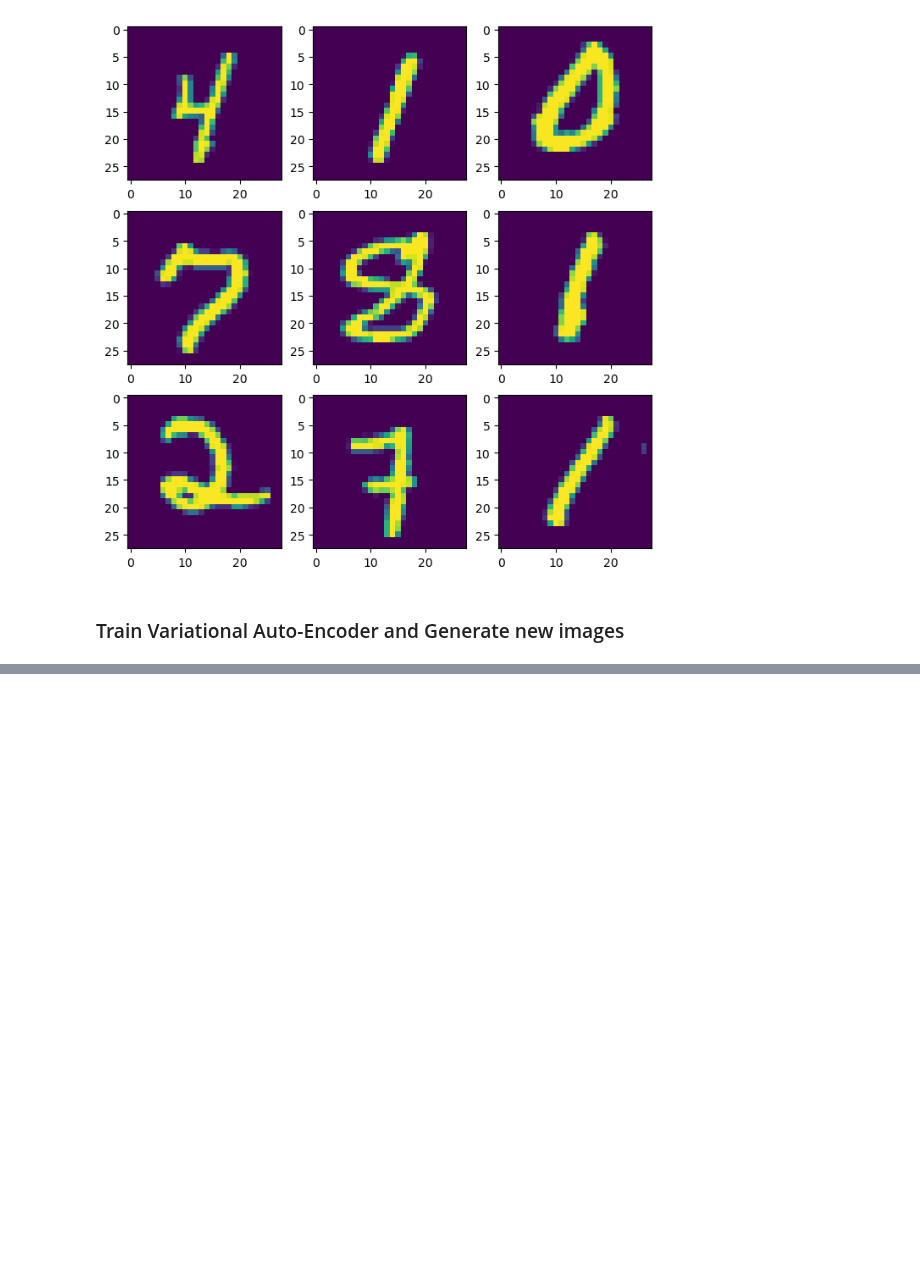
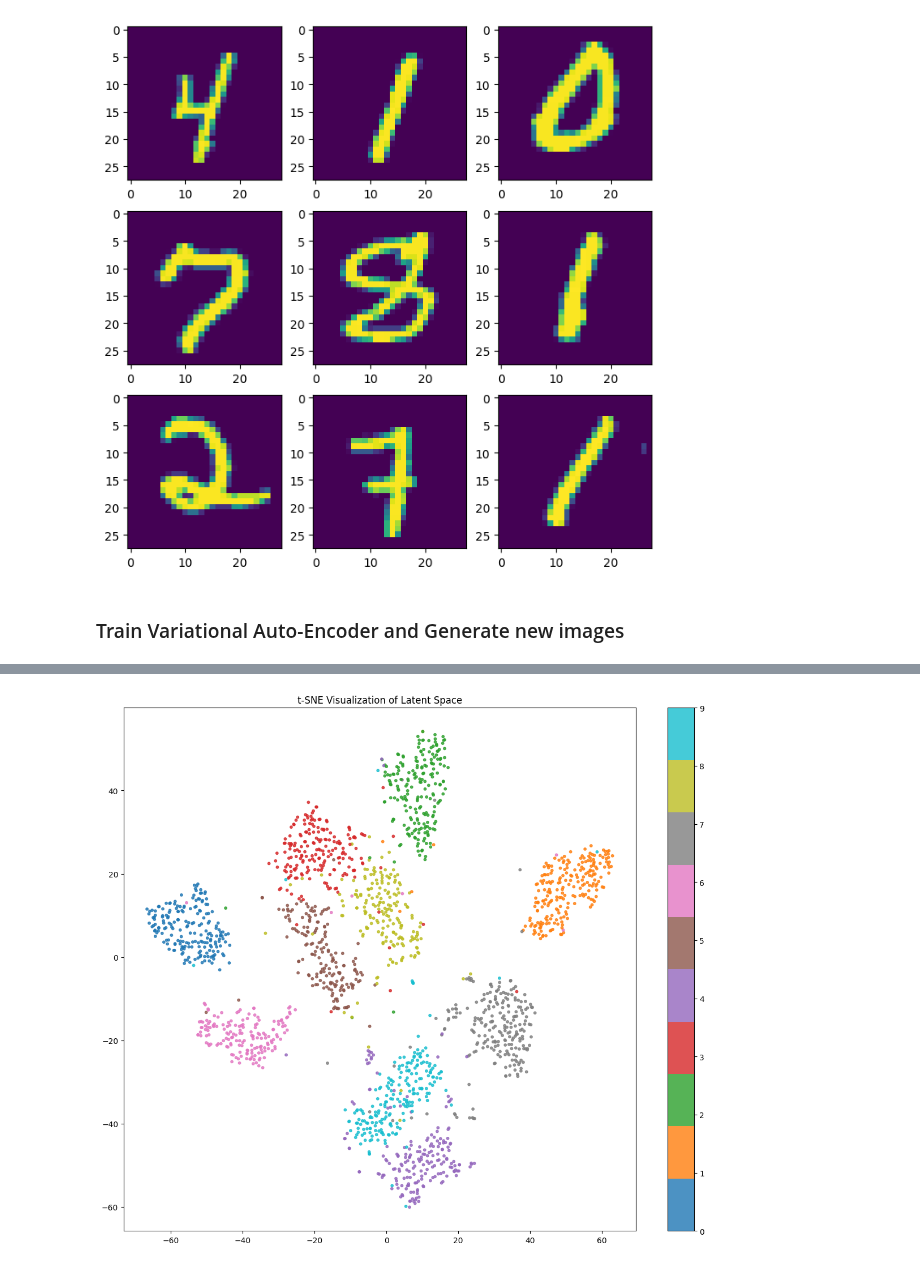
Before and after one commit to MartinRajniak/hands-on-ml-exercises, a Jupyter notebook: 17_autoencoders_gans_and_diffusion_models/11_variational_autoencoder.ipynb, the cells around one changed output, grey strips where cells are left out. Saved outputs shown, nothing was run; the diff lists cells and outputs as text; code cells hidden in the pictures; blank space fills up the shorter version.

```diff
--- a/17_autoencoders_gans_and_diffusion_models/11_variational_autoencoder.ipynb
+++ b/17_autoencoders_gans_and_diffusion_models/11_variational_autoencoder.ipynb
@@ -163,10 +235,18 @@ def vae_loss_function(inputs, outputs, mean, log_var):
         keras.losses.binary_crossentropy(inputs, outputs) * INPUT_SHAPE[0] * INPUT_SHAPE[1] * INPUT_SHAPE[2]
     )
 
+    # KL divergence with clipping for numerical stability
+    log_var = tf.clip_by_value(log_var, -10.0, 10.0)  # Prevent extreme values
+
     # KL divergence
     kl_loss = -0.5 * tf.reduce_mean(1 + log_var - tf.square(mean) - tf.exp(log_var))
 
-    return reconstruction_loss + kl_loss
+    # Apply additional check for NaN/Inf values
+    total_loss = reconstruction_loss + 3 * kl_loss
+
+    print(f"KL Loss: {kl_loss}")
+
+    return tf.debugging.check_numerics(total_loss, "Loss is NaN or Inf")
 # %%
 @tf.function
 def train_step(model, optimizer, x):
@@ -180,6 +260,11 @@ def train_step(model, optimizer, x):
     # Compute gradients
     gradients = tape.gradient(loss, model.trainable_variables)
 
+    for g, v in zip(gradients, model.trainable_variables):
+        if g is not None:
+            tf.debugging.check_numerics(g, f"Gradient for {v.name} is NaN/Inf")
+            g = tf.clip_by_norm(g, 5.0)  # Clip gradients by global norm
+
     # Apply gradients
     optimizer.apply_gradients(zip(gradients, model.trainable_variables))
 
@@ -221,3 +306,6 @@ def visualize_generated_samples(model, n_samples, epoch):
 
     plt.savefig(f"generated_samples_epoch_{epoch+1}.png")
     plt.close()
+# %%
+model = BeanVAE(LATENT_DIM)
+model.summary(expand_nested=True)
@@ -225,7 +335,7 @@ def visualize_generated_samples(model, n_samples, epoch):
 def train_vae(train_dataset, val_dataset, model_save_path="bean_vae_model.weights.h5"):
     # Create model and optimizer
     model = BeanVAE(LATENT_DIM)
-    optimizer = keras.optimizers.Adam(learning_rate=1e-2)
+    optimizer = keras.optimizers.Adam(learning_rate=1e-4)
 
     # Training loop
     print("Starting training...")
@@ -313,0 +430,31 @@ Adjusted Rand Index (ARI): 0.4921399002535537
+# %%
+# Function for latent space exploration
+def visualize_latent_space(vae, x_test, y_test, n_samples=2000):
+    from sklearn.manifold import TSNE
+
+    # Sample random test points
+    indices = np.random.choice(len(x_test), n_samples, replace=False)
+    samples = x_test[indices]
+    labels = y_test[indices]
+
+    # Encode to latent space
+    x = vae.encoder(samples)
+    mean = vae.dense_mean(x)
+
+    # Dimensionality reduction with t-SNE
+    tsne = TSNE(n_components=2, perplexity=30, learning_rate=200)
+    z_tsne = tsne.fit_transform(mean)
+
+    # Plot
+    plt.figure(figsize=(12, 10))
+    scatter = plt.scatter(z_tsne[:, 0], z_tsne[:, 1], c=labels,
+                cmap='tab10', s=10, alpha=0.8)
+    plt.colorbar(scatter, ticks=range(10))
+    plt.title("t-SNE Visualization of Latent Space")
+    plt.tight_layout()
+    plt.show()
+
+# Visualize latent space
+visualize_latent_space(model, x_test, y_test)
+# %% [output]
+[figure, added]
```
Also changed, not shown: parts of 8 cells of this notebook.
